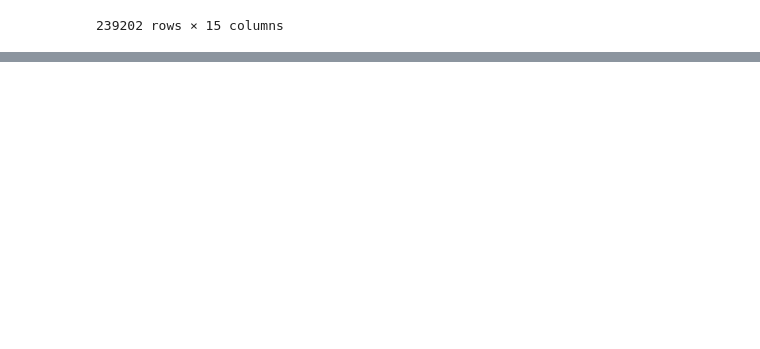
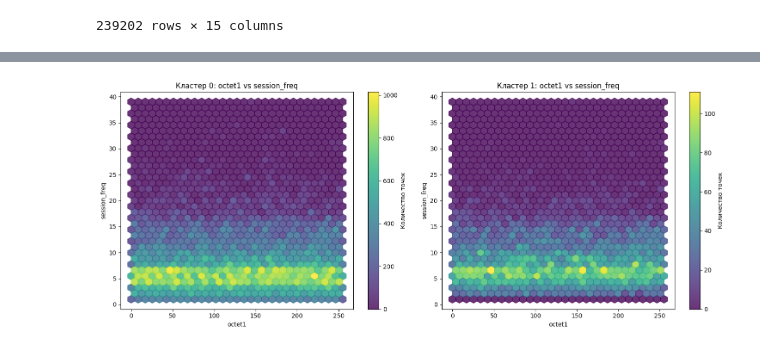
Before and after one commit to MatveyOreshkinn/Minor, a Jupyter notebook: ЛР1.ipynb, the cells around one changed output, grey strips where cells are left out. Drawn from its saved outputs; the diff is of its cells as text; code cells hidden in the pictures; blank space fills up the shorter version.

```diff
--- a/ЛР1.ipynb
+++ b/ЛР1.ipynb
@@ -417,0 +476,23 @@ X_original
+# %%
+fig, axes = plt.subplots(2, 2, figsize=(15, 12))
+
+features_for_kde = ['octet1', 'octet2', 'session_freq', 'endpoint_freq']
+
+for i, feature in enumerate(features_for_kde):
+    row, col = i // 2, i % 2
+    for cluster in X_original['cluster'].unique():
+        cluster_data = X_original[X_original['cluster'] == cluster][feature]
+        sns.kdeplot(cluster_data,
+                   label=f'Cluster {cluster}',
+                   ax=axes[row, col],
+                   fill=True,
+                   alpha=0.5)
+
+    axes[row, col].set_title(f'Плотность распределения {feature}')
+    axes[row, col].set_xlabel(feature)
+    axes[row, col].set_ylabel('Плотность')
+    axes[row, col].legend()
+    axes[row, col].grid(alpha=0.3)
+
+plt.tight_layout()
+plt.show()
@@ -417,0 +501,19 @@ X_original
+# %%
+fig, axes = plt.subplots(1, 2, figsize=(15, 6))
+
+for i, cluster in enumerate(X_original['cluster'].unique()[:2]):
+    cluster_data = X_original[X_original['cluster'] == cluster]
+    hexbin = axes[i].hexbin(cluster_data['octet1'],
+                          cluster_data['session_freq'],
+                          gridsize=30,
+                          cmap='viridis',
+                          alpha=0.8)
+    axes[i].set_title(f'Кластер {cluster}: octet1 vs session_freq')
+    axes[i].set_xlabel('octet1')
+    axes[i].set_ylabel('session_freq')
+    plt.colorbar(hexbin, ax=axes[i], label='Количество точек')
+
+plt.tight_layout()
+plt.show()
+# %% [output]
+[figure, added]
```
Also changed, not shown: parts of 7 cells of this notebook.
